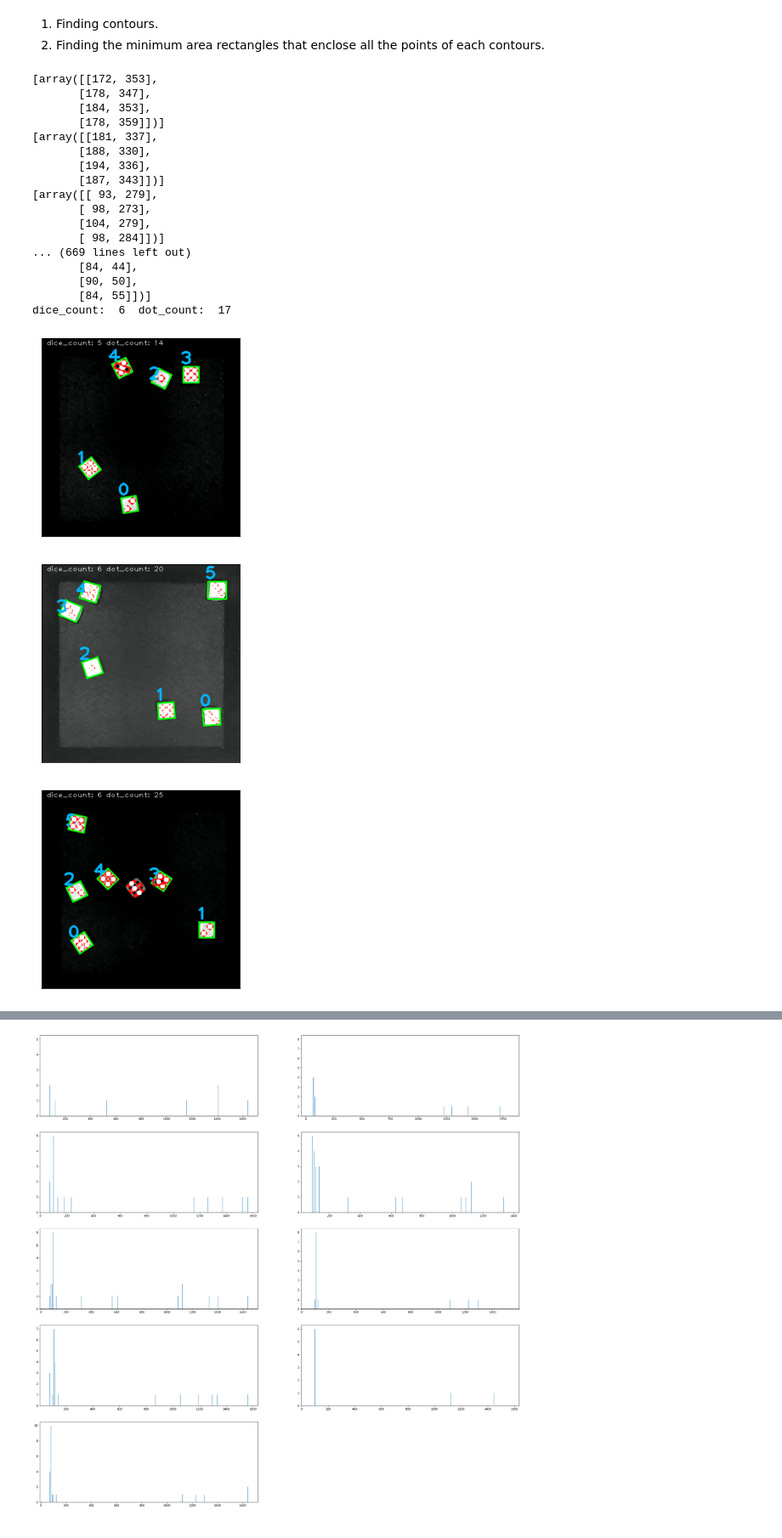
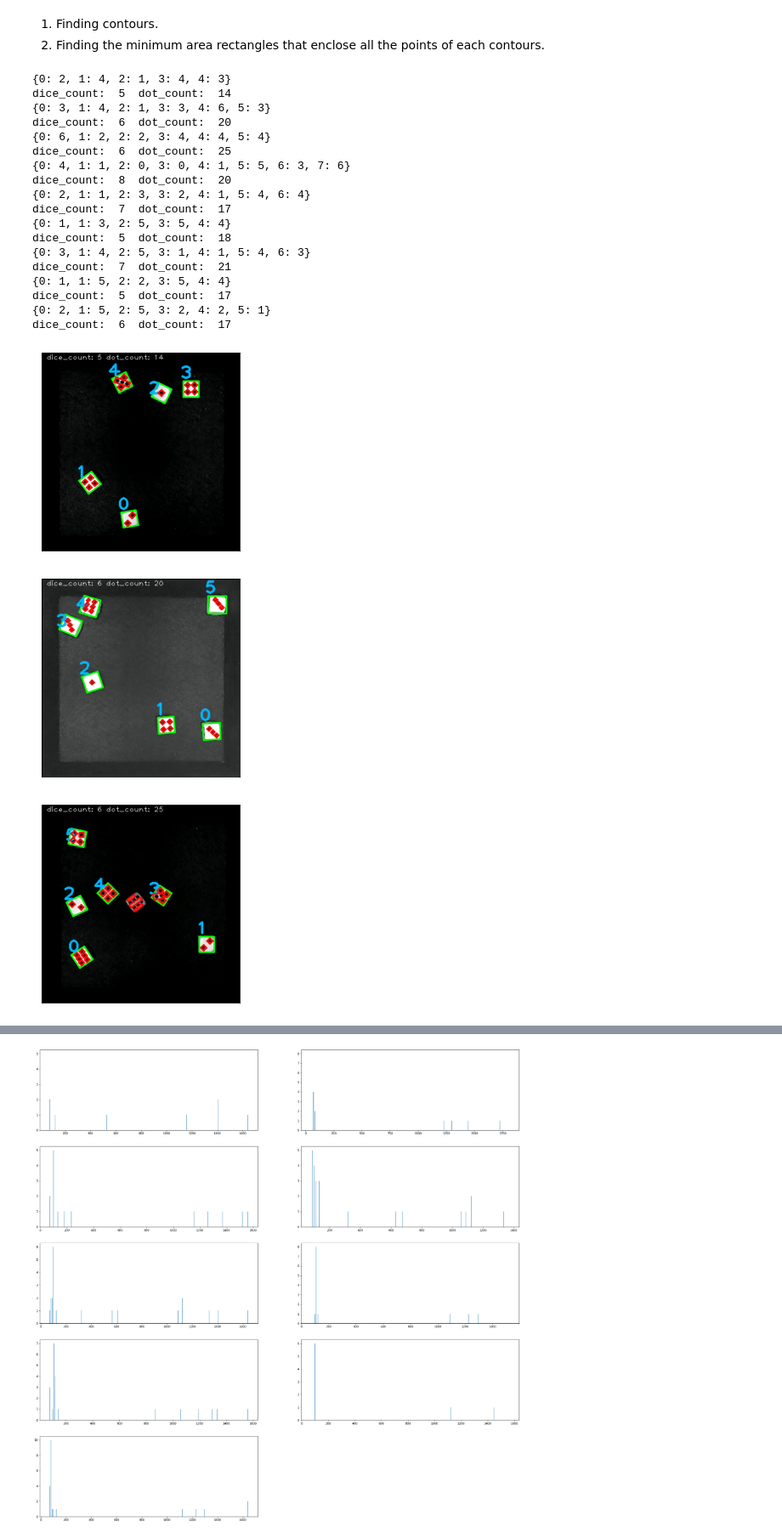
Before and after one commit to kasiabadio/image-recognition, a Jupyter notebook: dices.ipynb, the cells around one changed output, grey strips where cells are left out. Shown at 85% size. Drawn from its saved outputs; the diff is of its cells as text; code cells hidden in the pictures.

Commit message:
Add counts of dots in each dice

```diff
--- a/dices.ipynb
+++ b/dices.ipynb
@@ -143,14 +143,21 @@ for dice_image, original in zip(dices, original_dices):
 
     # 6.1 Using average as a middle point to differ between dots and dices boxes
     labels = []
+    dice_dict = {}
+    dice_count = 0
     middle = (max(areas) - min(areas)) / 2
     #print(middle)
     for area in areas:
-
         if area > middle:
             labels.append('kostka')
+            dice_dict[dice_count] = 0
+            dice_count += 1
         else:
             labels.append('oczko')
+
+
+    # dla każdego oczka sprawdzamy w jakiej jest kostce
+    # mamy labels, ale potrzebujemy lokalizacji oczek i konturów kostek
 
 
     dice_count = 0
@@ -162,50 +169,67 @@ for dice_image, original in zip(dices, original_dices):
         box = cv2.boxPoints(rectangle)
         box = np.int0(box)
 
         if label == 'kostka':
             cv2.drawContours(original, [box], -1, (0, 255, 0), 2,  cv2.LINE_AA)
             # id of dice
             cv2.putText(original, str(dice_count), (box[0][0] - 7, box[0][1] - 5), cv2.FONT_HERSHEY_PLAIN, 2.5, (0, 180, 255), 3)
             dice_count += 1
 
 
         elif label == 'oczko':
             cv2.drawContours(original, [box], -1, (255, 0, 0), 2,  cv2.LINE_AA)
 
             # finding centroids of dots
             M = cv2.moments(contour)
             cX = int(M["m10"] / M["m00"])
             cY = int(M["m01"] / M["m00"])
-            cv2.circle(original, (cX, cY), 5, (255, 255, 255), -1)
+            #cv2.circle(original, (cX, cY), 5, (255, 255, 255), -1)
+
+            # if dice is found, ++
+            k = 0
+            c = 0
+            for label in labels:
+                if label == 'kostka':
+                    result = cv2.pointPolygonTest(contours[c], (cX, cY), False)
+                    if result > 0:
+                        dice_dict[k] += 1
+                    # if centroid is in kontur
+                        # dice_dict[k] += 1
+                        # contours[k]
+                    k += 1
+                c += 1
 
             dot_count += 1
+
+    print(dice_dict)
 
     # 8. Put dice count and dot count text on a black image
     cv2.putText(original, "dice_count: "+ str(dice_count) + " dot_count: "+ str(dot_count), (10,15), cv2.FONT_HERSHEY_PLAIN, 1, (255, 255, 255))
 
     ax = plt.subplot(6, 3, i+1)
     ax.imshow(original)
     ax.set_xticks([]), ax.set_yticks([])
     ax.axis([0, original.shape[1], original.shape[0], 0])
     print("dice_count: ", dice_count, " dot_count: ", dot_count)
 # %% [output]
-[array([[172, 353],
-       [178, 347],
-       [184, 353],
-       [178, 359]])]
-[array([[181, 337],
-       [188, 330],
-       [194, 336],
-       [187, 343]])]
-[array([[ 93, 279],
-       [ 98, 273],
-       [104, 279],
-       [ 98, 284]])]
-... (669 lines left out)
-       [84, 44],
-       [90, 50],
-       [84, 55]])]
+{0: 2, 1: 4, 2: 1, 3: 4, 4: 3}
+dice_count:  5  dot_count:  14
+{0: 3, 1: 4, 2: 1, 3: 3, 4: 6, 5: 3}
+dice_count:  6  dot_count:  20
+{0: 6, 1: 2, 2: 2, 3: 4, 4: 4, 5: 4}
+dice_count:  6  dot_count:  25
+{0: 4, 1: 1, 2: 0, 3: 0, 4: 1, 5: 5, 6: 3, 7: 6}
+dice_count:  8  dot_count:  20
+{0: 2, 1: 1, 2: 3, 3: 2, 4: 1, 5: 4, 6: 4}
+dice_count:  7  dot_count:  17
+{0: 1, 1: 3, 2: 5, 3: 5, 4: 4}
+dice_count:  5  dot_count:  18
+{0: 3, 1: 4, 2: 5, 3: 1, 4: 1, 5: 4, 6: 3}
+dice_count:  7  dot_count:  21
+{0: 1, 1: 5, 2: 2, 3: 5, 4: 4}
+dice_count:  5  dot_count:  17
+{0: 2, 1: 5, 2: 5, 3: 2, 4: 2, 5: 1}
 dice_count:  6  dot_count:  17
-[figure, old version]
+[figure, new version]
-[figure, old version]
+[figure, new version]
-[figure, old version]
+[figure, new version]
```
Also changed, not shown: parts of 1 cell of this notebook.
